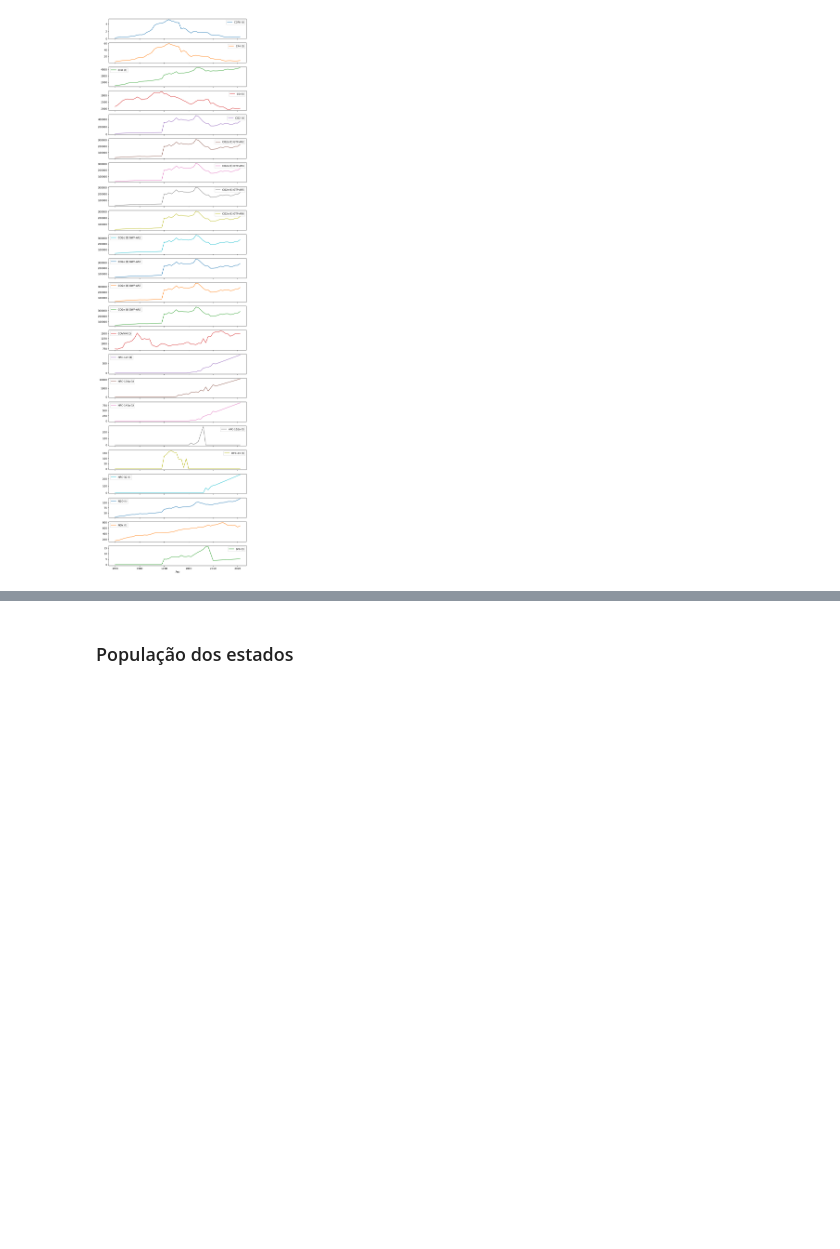
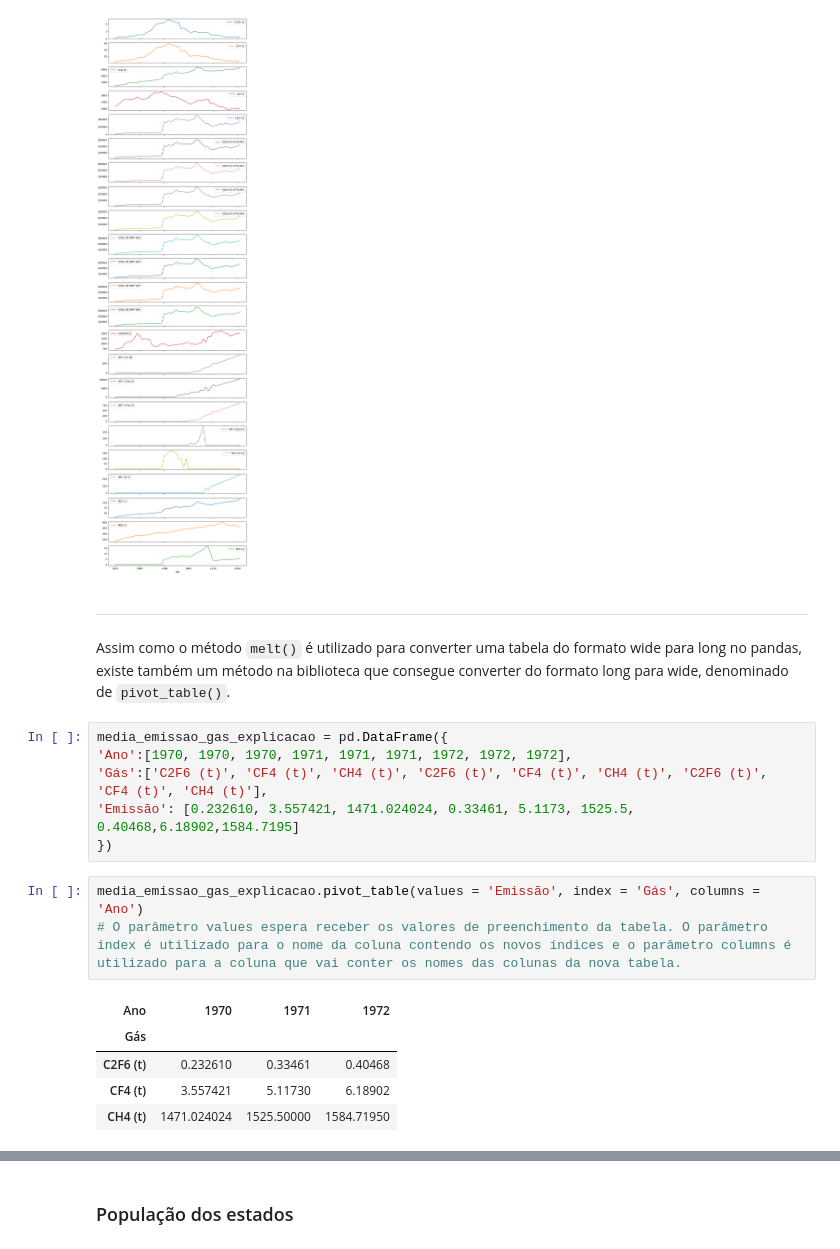
Before and after one commit to profmatheuspassos/curso-alura-pandas-selecionando-agrupando-dados, a Jupyter notebook: pandas_selecao_e_agrupamento.ipynb, the cells around one changed output, grey strips where cells are left out. Drawn from its saved outputs; the diff is of its cells as text; blank space fills up the shorter version.

```diff
--- a/pandas_selecao_e_agrupamento.ipynb
+++ b/pandas_selecao_e_agrupamento.ipynb
@@ -913,3 +913,22 @@ media_emissao_anual.plot(subplots=True, figsize=(10, 40));
 # Plota gráficos de séries temporais das emissões médias anuais para cada tipo de gás, cada um em um subplot separado, com tamanho de figura 10x40.
 # %% [output]
 [figure]
+# %% [markdown]
+---
+# %% [markdown]
+Assim como o método `melt()` é utilizado para converter uma tabela do formato wide para long no pandas, existe também um método na biblioteca que consegue converter do formato long para wide, denominado de `pivot_table()`.
+# %%
+media_emissao_gas_explicacao = pd.DataFrame({
+'Ano':[1970, 1970, 1970, 1971, 1971, 1971, 1972, 1972, 1972],
+'Gás':['C2F6 (t)', 'CF4 (t)', 'CH4 (t)', 'C2F6 (t)', 'CF4 (t)', 'CH4 (t)', 'C2F6 (t)', 'CF4 (t)', 'CH4 (t)'],
+'Emissão': [0.232610, 3.557421, 1471.024024, 0.33461, 5.1173, 1525.5, 0.40468,6.18902,1584.7195]
+})
+# %%
+media_emissao_gas_explicacao.pivot_table(values = 'Emissão', index = 'Gás', columns = 'Ano')
+# O parâmetro values espera receber os valores de preenchimento da tabela. O parâmetro index é utilizado para o nome da coluna contendo os novos índices e o parâmetro columns é utilizado para a coluna que vai conter os nomes das colunas da nova tabela.
+# %% [output]
+| Ano | 1970 | 1971 | 1972 |
+| Gás |  |  |  |
+| C2F6 (t) | 0.232610 | 0.33461 | 0.40468 |
+| CF4 (t) | 3.557421 | 5.11730 | 6.18902 |
+| CH4 (t) | 1471.024024 | 1525.50000 | 1584.71950 |
```
Also changed, not shown: parts of 8 cells of this notebook.
